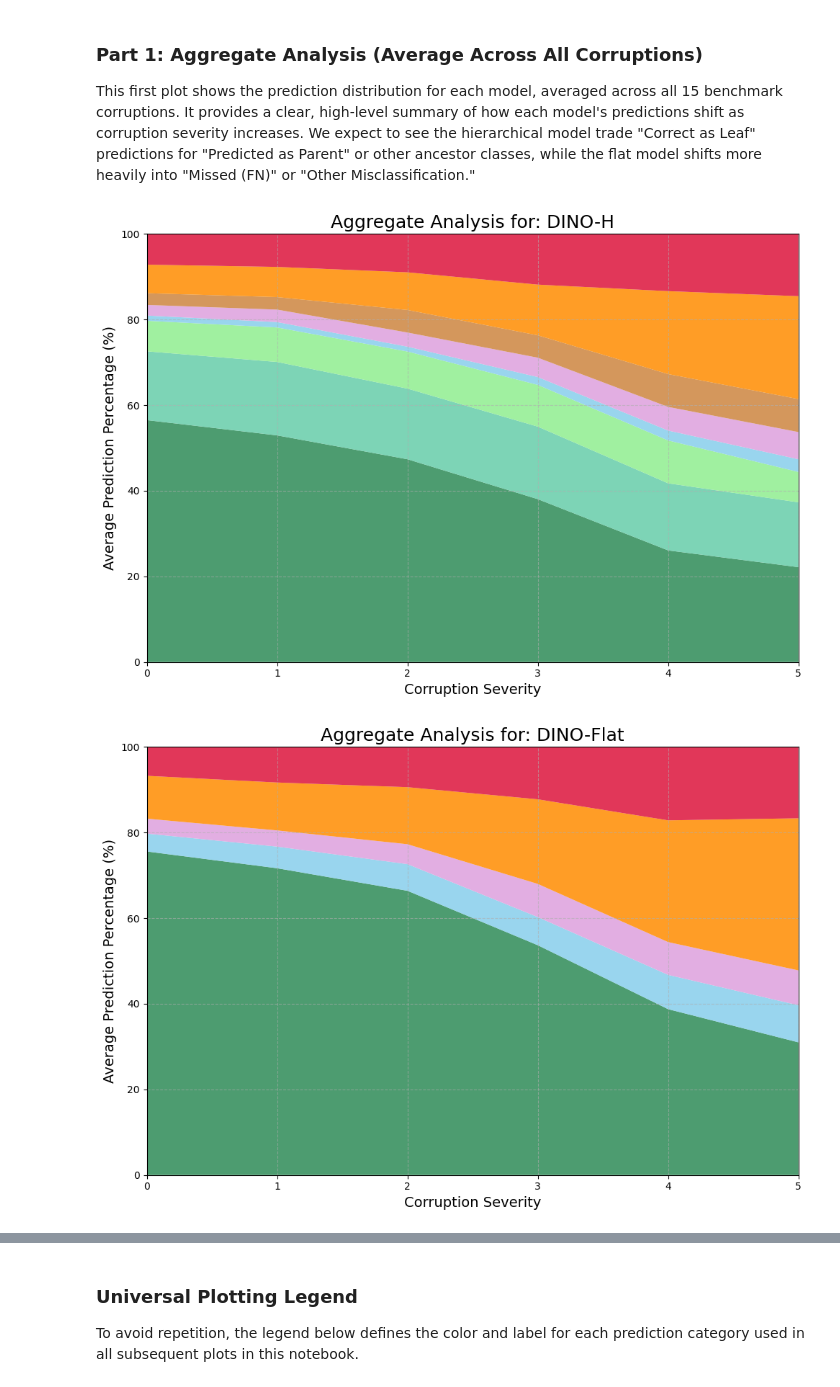
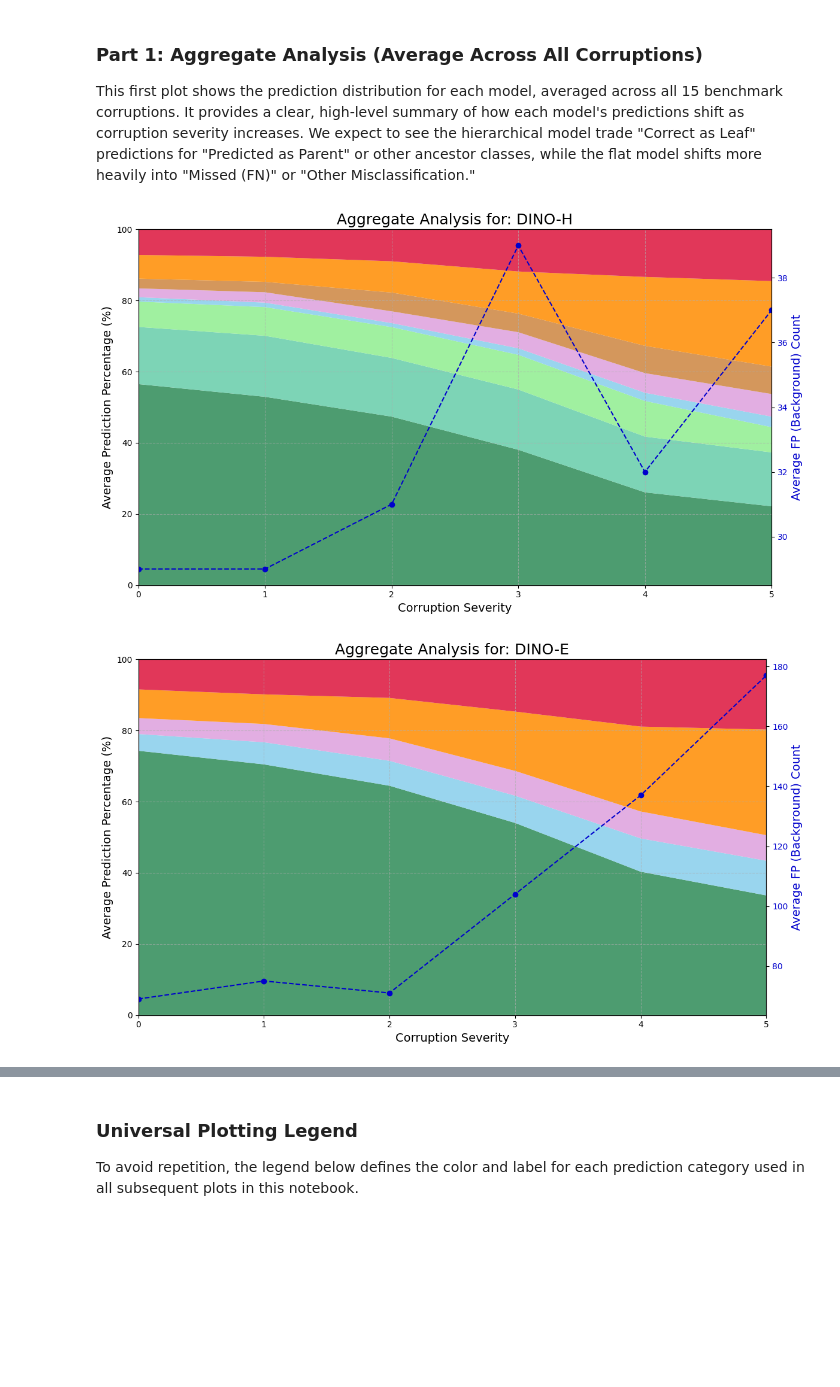
Before and after one commit to Gogonemnem/hierarchical-object-detection, a Jupyter notebook: notebooks/robustness.ipynb, the cells around one changed output, grey strips where cells are left out. Drawn from its saved outputs; the diff is of its cells as text; code cells hidden in the pictures; blank space fills up the shorter version.

```diff
--- a/notebooks/robustness.ipynb
+++ b/notebooks/robustness.ipynb
@@ -61,6 +61,10 @@ MODELS_TO_ANALYZE = {
         "config": "configs/hod/models/hierarchical_dino/hi_dino-r50-hfl10-sep-eucl_improved_8xb2-36e_aircraft-func.py",
         "results_path": "outputs/robustness/hi_dino-r50-hfl10-sep-eucl_improved_8xb2-36e_aircraft-func"
     },
+    "DINO-E": {
+        "config": "configs/hod/models/embedding_dino/embed_dino-r50-sep-eucl_improved_8xb2-36e_aircraft-func.py",
+        "results_path": "outputs/robustness/embed_dino-r50-sep-eucl_improved_8xb2-36e_aircraft-func"
+    },
     "DINO-Flat": {
         "config": "configs/hod/models/dino/dino-r50_improved_8xb2-36e_aircraft-func.py",
         "results_path": "outputs/robustness/dino-r50_improved_8xb2-36e_aircraft-func"
@@ -201,7 +202,8 @@ if not df.empty:
         'cousin_percentage': 'Predicted as Cousin',
         'ancestor_percentage': 'Predicted as Other Ancestor',
         'fn_percentage': 'Missed (FN)',
-        'other_class_percentage': 'Other Misclassification'
+        'other_class_percentage': 'Other Misclassification',
+        'fp_bg': 'FP (Background)'
     }
 
     plot_colors = {
@@ -212,45 +214,63 @@ if not df.empty:
         'cousin_percentage': '#DDA0DD',
         'ancestor_percentage': '#CD853F',
         'fn_percentage': '#FF8C00',
-        'other_class_percentage': '#DC143C'
+        'other_class_percentage': '#DC143C',
+        'fp_bg': '#0000CD'
     }
 
     # Filter out any metrics that are not present in the DataFrame
     available_metrics = [metric for metric in plot_order if metric in df.columns]
 
-    # Calculate the average across all corruptions
-    aggregate_df = df.groupby(['model', 'severity'])[available_metrics].mean().reset_index()
+    # Calculate the average across all corruptions, including fp_bg
+    metrics_to_agg = available_metrics + ['fp_bg']
+    aggregate_df = df.groupby(['model', 'severity'])[metrics_to_agg].mean().reset_index()
 
     # Create a separate plot for each model for better control in publications
     model_names = df['model'].unique()
 
     for model_name in model_names:
         model_df = aggregate_df[aggregate_df['model'] == model_name].sort_values('severity')
 
         if model_df.empty:
             continue
 
-        fig, ax = plt.subplots(figsize=(10, 7))
+        fig, ax = plt.subplots(figsize=(12, 7))
 
         x = model_df['severity'].values
         y_arrays = [model_df[metric].values for metric in available_metrics]
 
         labels = [plot_labels[metric] for metric in available_metrics]
         colors = [plot_colors[metric] for metric in available_metrics]
 
+        # --- Stacked Area Plot for Percentages ---
         ax.stackplot(x, y_arrays, labels=labels, colors=colors, alpha=0.85)
 
         ax.set_title(f'Aggregate Analysis for: {model_name}', fontsize=18)
         ax.set_xlabel('Corruption Severity', fontsize=14)
         ax.set_ylabel('Average Prediction Percentage (%)', fontsize=14)
         ax.set_ylim(0, 100)
         ax.set_xlim(min(x), max(x))
         ax.grid(True, linestyle='--', alpha=0.6)
 
+        # --- Line Plot for FP count on secondary axis ---
+        ax2 = ax.twinx()
+        fp_counts = model_df['fp_bg'].values
+        fp_label = plot_labels['fp_bg']
+        fp_color = plot_colors['fp_bg']
+
+        ax2.plot(x, fp_counts, color=fp_color, linestyle='--', marker='o', label=fp_label)
+        ax2.set_ylabel('Average FP (Background) Count', fontsize=14, color=fp_color)
+        ax2.tick_params(axis='y', labelcolor=fp_color)
+
+        # Combine legends
+        lines, labels = ax.get_legend_handles_labels()
+        lines2, labels2 = ax2.get_legend_handles_labels()
+        # ax.legend(lines + lines2, labels + labels2, loc='upper left')
+
         fig.tight_layout()
         plt.show()
 else:
     print("DataFrame is empty. Cannot generate aggregate plot.")
 # %% [output]
-[figure, old version]
+[figure, new version]
-[figure, old version]
+[figure, new version]
```
Also changed, not shown: parts of 7 cells of this notebook, 1 other file.
